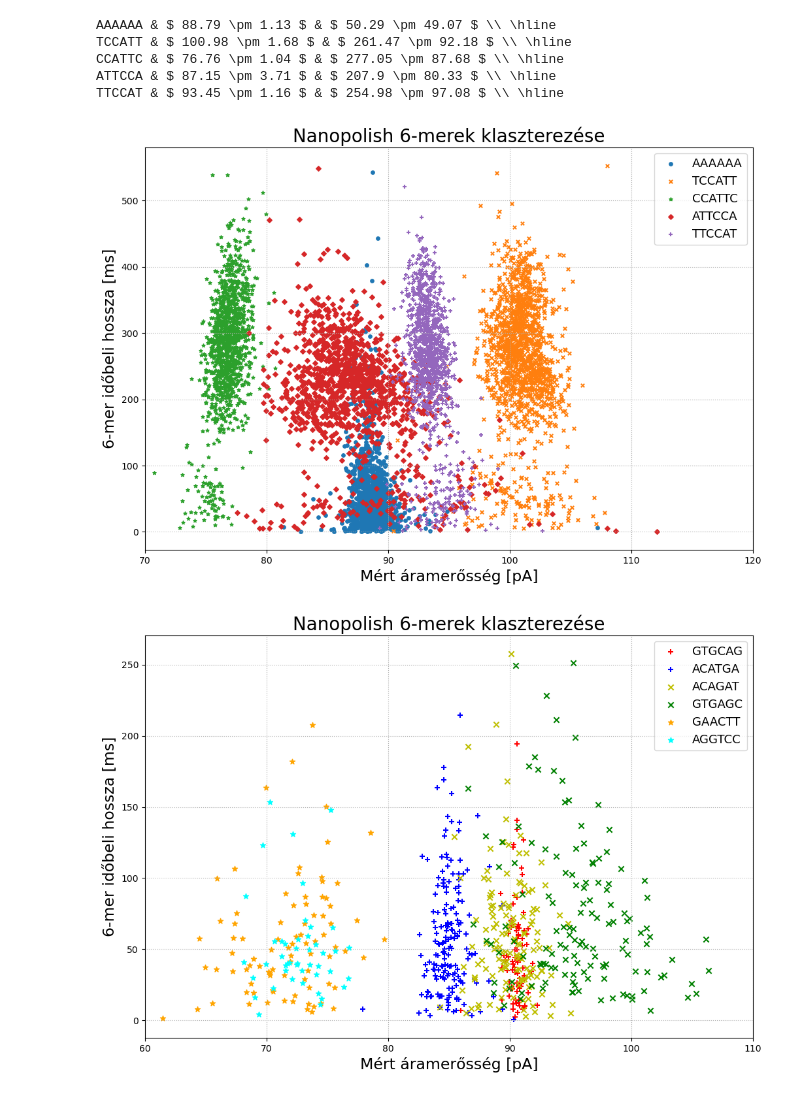
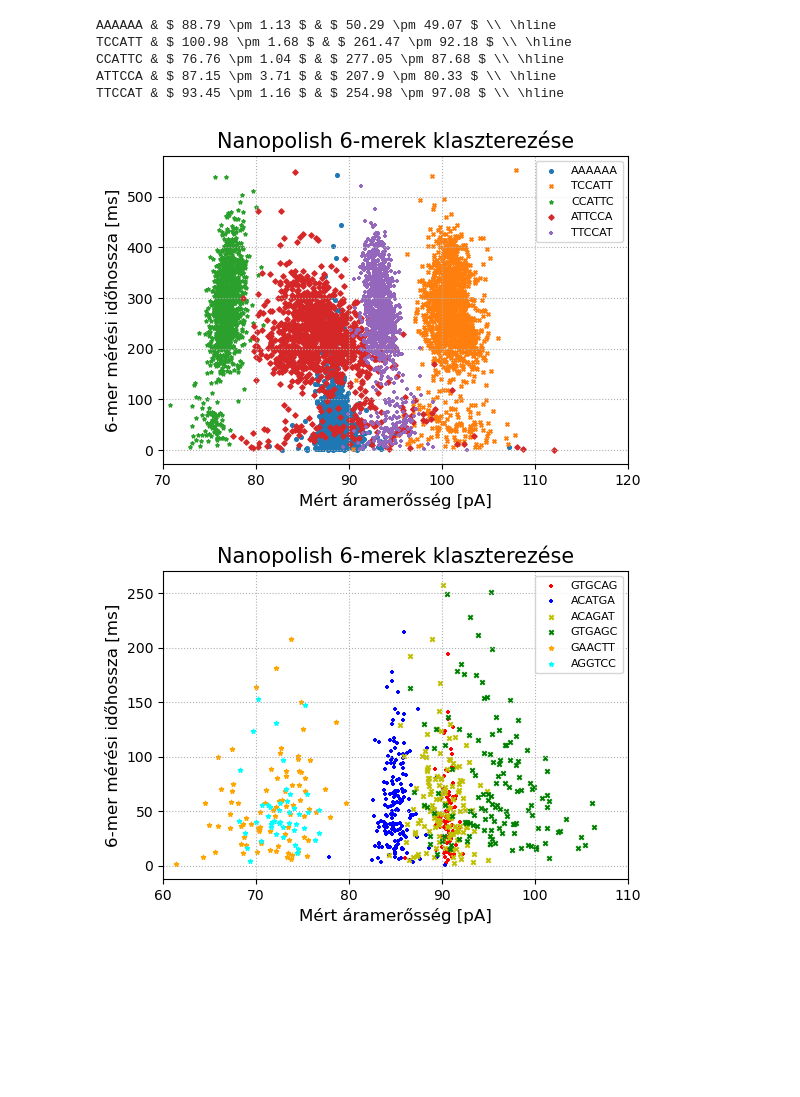
Before and after one commit to csabaiBio/rockfish, a Jupyter notebook: python_scripts/nanopolish_clustering_event_align.ipynb, the cells around one changed output. Cells and saved outputs as stored; diff of their text form; code cells hidden in the pictures; blank space fills up the shorter version.

Commit message:
updating readme and figures

```diff
--- a/python_scripts/nanopolish_clustering_event_align.ipynb
+++ b/python_scripts/nanopolish_clustering_event_align.ipynb
@@ -3,7 +3,7 @@ import pandas as pd
 import numpy as np
 import matplotlib.pyplot as plt
 import random
-fs=17
+fs=12
 path = ('/media/storage_3/mb/nanopore_data/analysis/r9.4.1/20200914_1354_6B_PAF27096_e7c9eae6/' +
         'guppy_v4.0.11_r9.4.1_hac_prom/align_unfiltered/chr22/nanopolish/chr22/')
 # %% [markdown]
@@ -36,39 +36,39 @@ CCATTC & $ 76.76 \pm 1.04 $ & $ 277.05 \pm 87.68 $ \\ \hline
 ATTCCA & $ 87.15 \pm 3.71 $ & $ 207.9 \pm 80.33 $ \\ \hline
 TTCCAT & $ 93.45 \pm 1.16 $ & $ 254.98 \pm 97.08 $ \\ \hline
 # %%
-plt.figure(figsize=(12,8))
+plt.figure(figsize=(6,4))
 
 markers = ['o', 'x', '*', 'D', '+']
 for i, k in enumerate(kmers_w_max_num[:,0][:5]):
-    plt.scatter(time_and_current_per_kmer[k][1], time_and_current_per_kmer[k][0]*1000, marker=markers[i], s=15, label=k)
+    plt.scatter(time_and_current_per_kmer[k][1], time_and_current_per_kmer[k][0]*1000, marker=markers[i], s=7, label=k)
 
 plt.title('Nanopolish 6-merek klaszterezése', fontsize=fs+3)
 plt.xlabel('Mért áramerősség [pA]', fontsize=fs)
-plt.ylabel('6-mer időbeli hossza [ms]', fontsize=fs)
+plt.ylabel('6-mer mérési időhossza [ms]', fontsize=fs)
 plt.legend(fontsize=fs-4)
 plt.grid(ls='dotted')
 plt.xlim(70,120)
 plt.savefig('figs/cluster_top10_6mers.pdf', bbox_inches='tight')
 plt.show()
 # %% [output]
-[figure, old version]
+[figure, new version]
 # %%
 random_6mers = ['GTGCAG', 'ACATGA', 'ACAGAT', 'GTGAGC', 'GAACTT', 'AGGTCC']
 
 
-plt.figure(figsize=(12,8))
+plt.figure(figsize=(6,4))
 markers = ['+', 'x', '*']
 colors = ['r', 'b', 'y', 'g', 'orange', 'cyan']
 for i, k in enumerate(random_6mers):
-    plt.scatter(time_and_current_per_kmer[k][1], time_and_current_per_kmer[k][0]*1000, marker=markers[int(i-i/2)],  color=colors[i], label=k)
+    plt.scatter(time_and_current_per_kmer[k][1], time_and_current_per_kmer[k][0]*1000, marker=markers[int(i-i/2)], s=10, color=colors[i], label=k)
 
 plt.title('Nanopolish 6-merek klaszterezése', fontsize=fs+3)
 plt.xlabel('Mért áramerősség [pA]', fontsize=fs)
-plt.ylabel('6-mer időbeli hossza [ms]', fontsize=fs)
+plt.ylabel('6-mer mérési időhossza [ms]', fontsize=fs)
 plt.legend(fontsize=fs-4)
 plt.grid(ls='dotted')
 plt.xlim(60,110)
 plt.savefig('figs/cluster_3random_6mer.pdf', bbox_inches='tight')
 plt.show()
 # %% [output]
-[figure, old version]
+[figure, new version]
```
Also changed, not shown: 20 other files.
